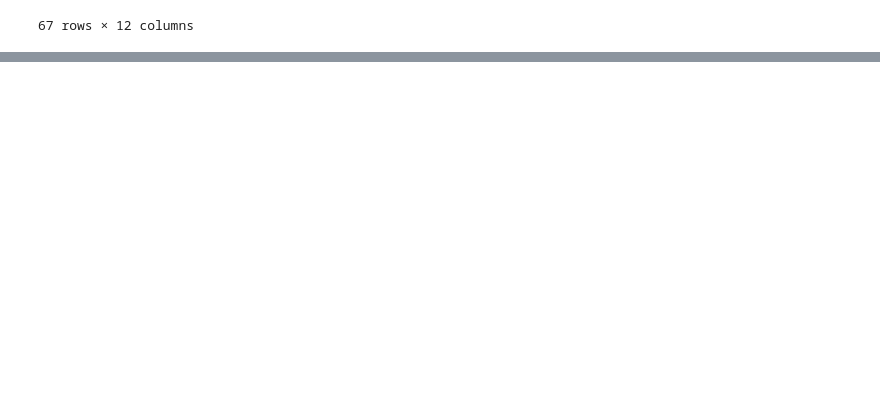
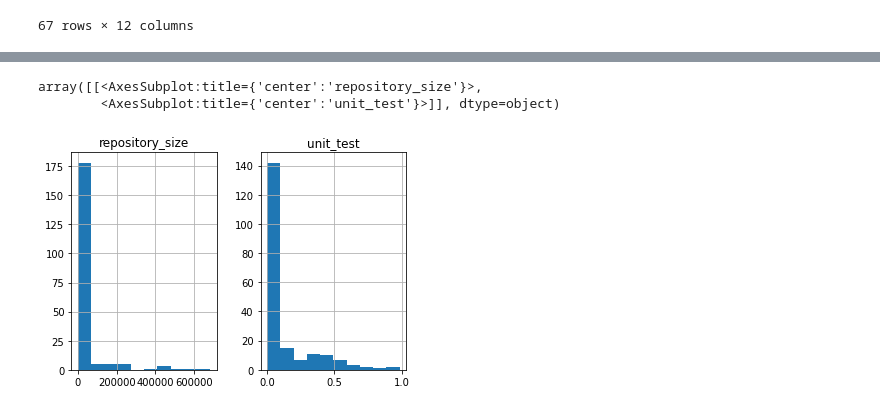
Before and after one commit to jayantxchauhan/food-production-analysis-research-paper, a Jupyter notebook: files/data-science/software-engineering/explore-github-dataset.ipynb, the cells around one changed output, grey strips where cells are left out. Saved outputs shown, nothing was run; the diff lists cells and outputs as text; code cells hidden in the pictures; blank space fills up the shorter version.

```diff
--- a/files/data-science/software-engineering/explore-github-dataset.ipynb
+++ b/files/data-science/software-engineering/explore-github-dataset.ipynb
@@ -175,0 +193,8 @@ df.loc[lambda df: df['stars'] > 25]
+# %%
+# create a histogram plot of attributes in the data frame
+df = validation_data
+df.hist(column=["repository_size", "unit_test"])
+# %% [output]
+array([[<AxesSubplot:title={'center':'repository_size'}>,
+        <AxesSubplot:title={'center':'unit_test'}>]], dtype=object)
+[figure, added]
```
Also changed, not shown: parts of 4 cells of this notebook, 2 other files.
